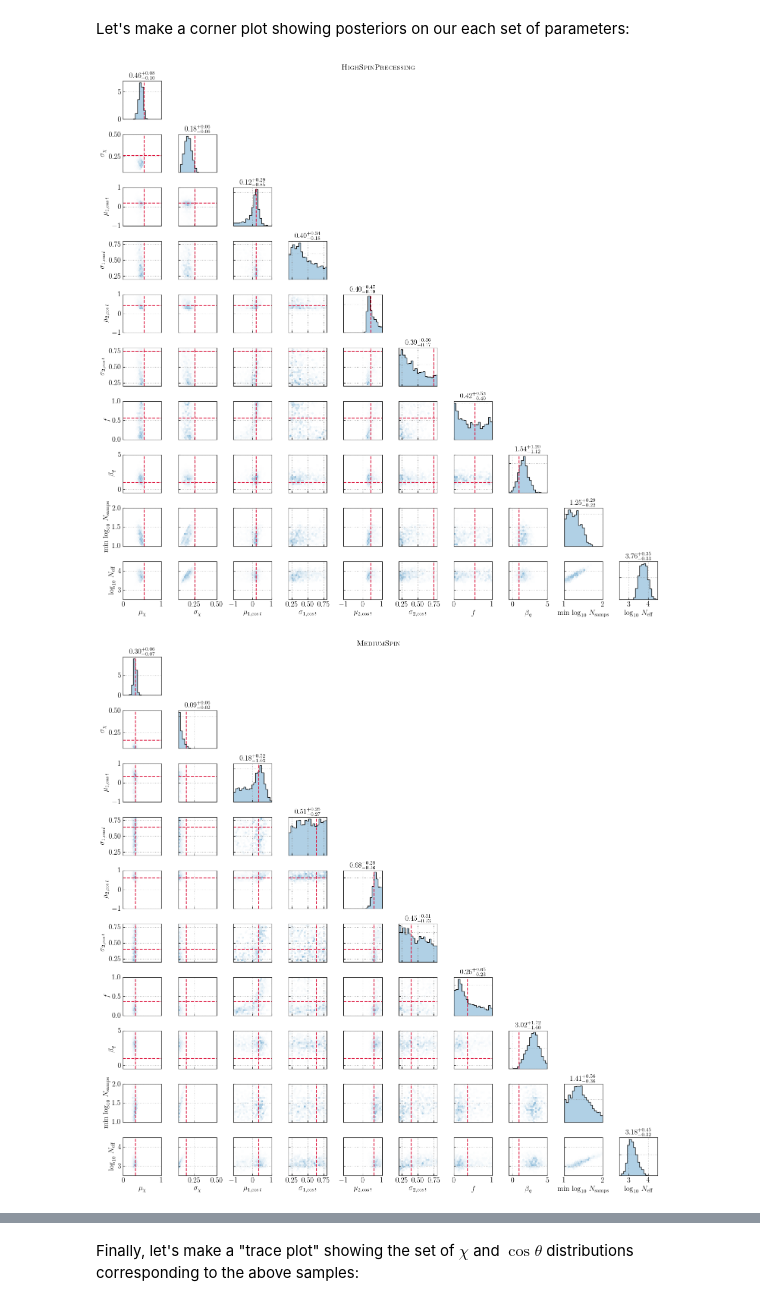
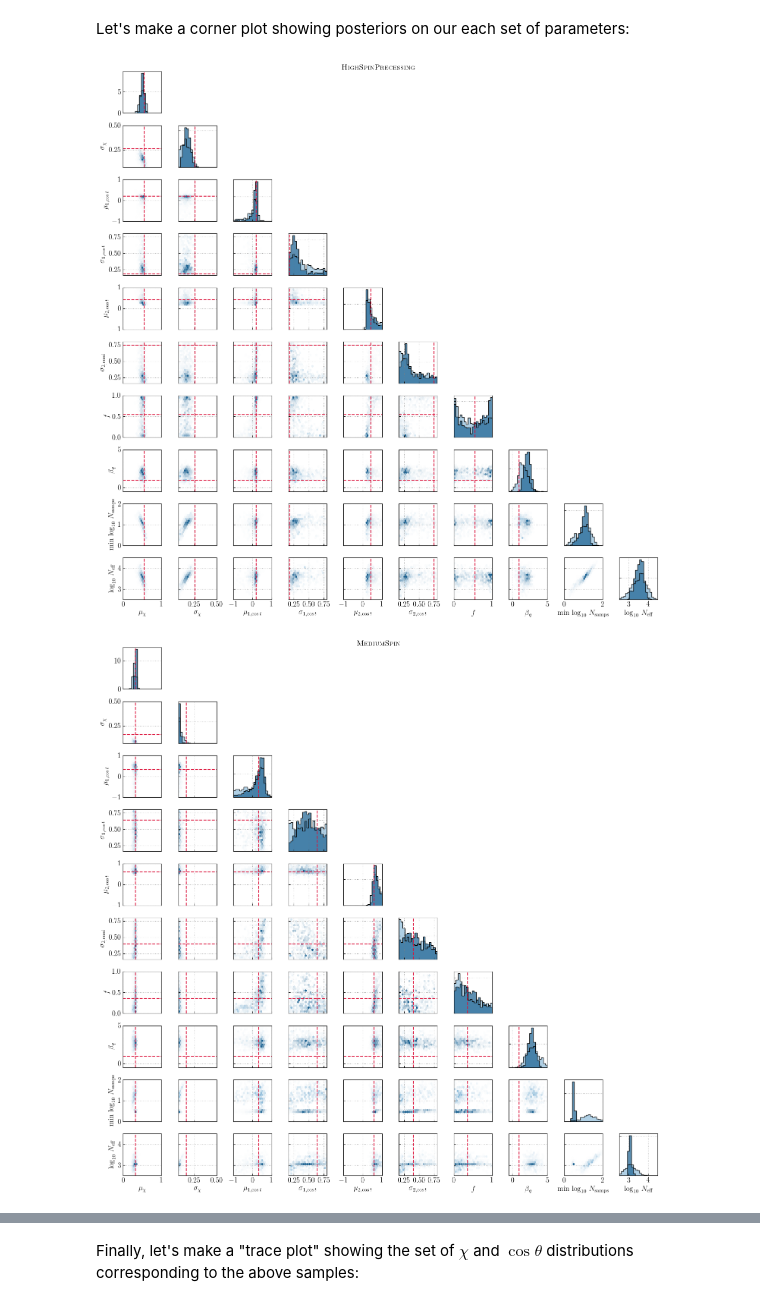
Before and after one commit to simonajmiller/measuring-bbh-component-spin, a Jupyter notebook: Data/PopulationInferenceOutput/inspect_betaPlusDoubleGaussian.ipynb, the cells around one changed output, grey strips where cells are left out. Drawn from its saved outputs; the diff is of its cells as text; code cells hidden in the pictures.

```diff
--- a/Data/PopulationInferenceOutput/inspect_betaPlusDoubleGaussian.ipynb
+++ b/Data/PopulationInferenceOutput/inspect_betaPlusDoubleGaussian.ipynb
@@ -17,9 +17,8 @@ and make dict containing info for all populations under the given model
 # For loading files
 model = 'betaPlusDoubleGaussian'
 pops = ['1', '2', '3']
-#pops = ['1', '3']
-nevents = ['70']#, '250']
-date = '052523'
+nevents = ['70', '250']
+date = '053123'
 
 # Make Dict
 data_dict = {}
@@ -166,38 +168,38 @@ for pop in pops:
         },
         "sigma1_cost":{
             "data":{f'{nevent} events':{'posterior':data[f'{nevent} events']['sigma1_cost']['processed'], 'color':nevents_colors_dict[f'{nevent} events']} for nevent in nevents},
-            "plot_bounds":(0.2,0.8), "label":r"$\sigma_{1, \cos t}$", "true_val":hyperparams[pop][3]
+            "plot_bounds":(0.16,0.8), "label":r"$\sigma_{1, \cos t}$", "true_val":hyperparams[pop][3]
         },
          "mu2_cost":{
             "data":{f'{nevent} events':{'posterior':data[f'{nevent} events']['mu2_cost']['processed'], 'color':nevents_colors_dict[f'{nevent} events']} for nevent in nevents},
             "plot_bounds":(-1,1), "label":r"$\mu_{2, \cos t}$" , "true_val":hyperparams[pop][4]
         },
         "sigma2_cost":{
             "data":{f'{nevent} events':{'posterior':data[f'{nevent} events']['sigma2_cost']['processed'], 'color':nevents_colors_dict[f'{nevent} events']} for nevent in nevents},
-            "plot_bounds":(0.2,0.8), "label":r"$\sigma_{2, \cos t}$" , "true_val":hyperparams[pop][5]
+            "plot_bounds":(0.16,0.8), "label":r"$\sigma_{2, \cos t}$" , "true_val":hyperparams[pop][5]
         },
          "MF_cost":{
             "data":{f'{nevent} events':{'posterior':data[f'{nevent} events']['MF_cost']['processed'], 'color':nevents_colors_dict[f'{nevent} events']} for nevent in nevents},
             "plot_bounds":(0,1), "label":r"$f$" , "true_val":hyperparams[pop][6]
         },
         "Bq":{
             "data":{f'{nevent} events':{'posterior':data[f'{nevent} events']['Bq']['processed'], 'color':nevents_colors_dict[f'{nevent} events']} for nevent in nevents},
             "plot_bounds":(-0.5,5), "label":r"$\beta_q$" , "true_val":hyperparams[pop][7]
         },
         "minNeff":{
             "data":{f'{nevent} events':{'posterior':np.log10(data[f'{nevent} events']['minNsamps']), 'color':nevents_colors_dict[f'{nevent} events']} for nevent in nevents},
-            "plot_bounds":(1,2), "label":r"min $\log_{10}\,N_\mathrm{samps}$"
+            "plot_bounds":(0,2), "label":r"min $\log_{10}\,N_\mathrm{samps}$"
         },
         "Neff_inj":{
             "data":{f'{nevent} events':{'posterior':np.log10(data[f'{nevent} events']['Neff']), 'color':nevents_colors_dict[f'{nevent} events']} for nevent in nevents},
             "plot_bounds":(2.5,4.5), "label":r"$\log_{10}\,N_\mathrm{eff}$"
         }
     }
 
     makeCorner.plot_corner(fig,toPlot)
     plt.suptitle(population_labels_dict[pop_key], fontsize=14)
     plt.tight_layout()
     plt.show()
 # %% [output]
-[figure, old version]
+[figure, new version]
-[figure, old version]
+[figure, new version]
```
Also changed, not shown: parts of 4 cells of this notebook, 3 other files.
